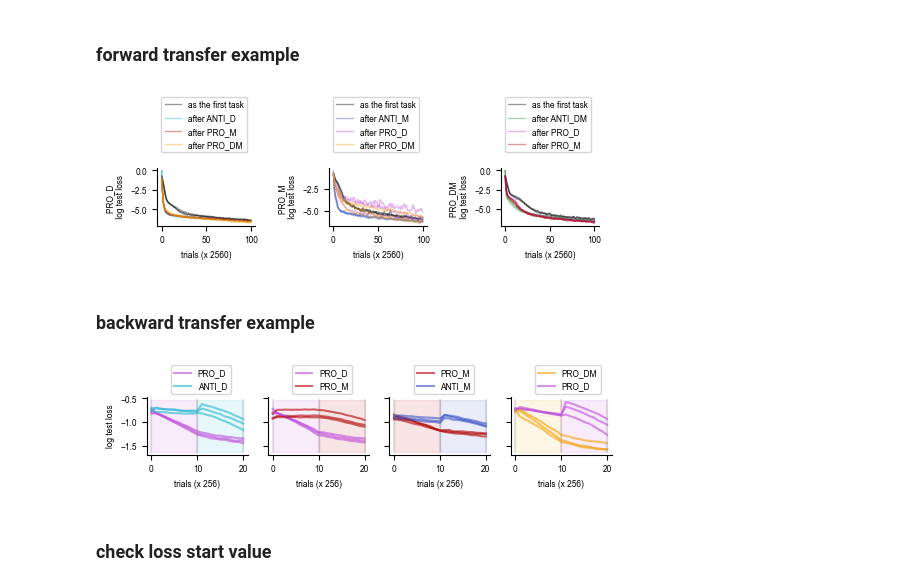
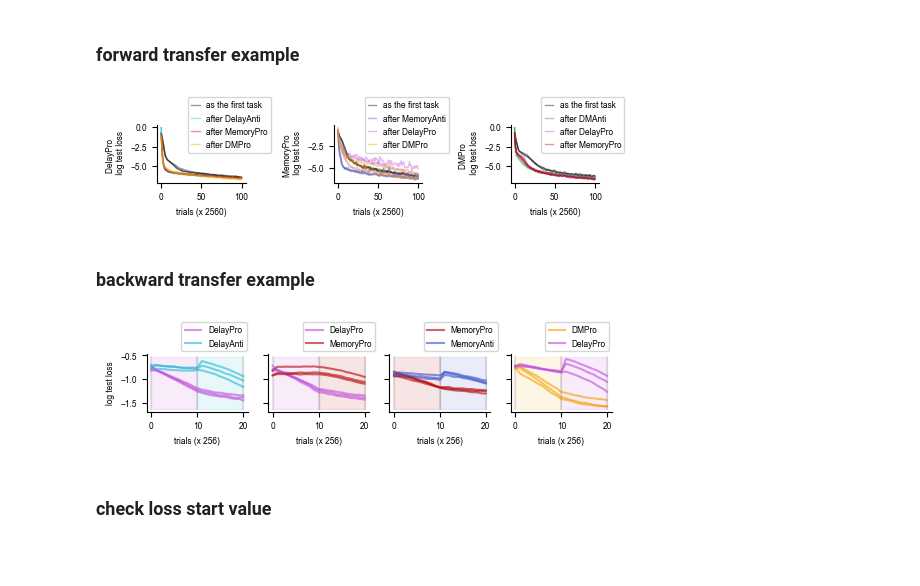
Before and after one commit to hzshan/context_inference_rnn, a Jupyter notebook: train.ipynb, the cells around one changed output. Cells and saved outputs as stored; diff of their text form; code cells hidden in the pictures; blank space fills up the shorter version.

```diff
--- a/train.ipynb
+++ b/train.ipynb
@@ -90,7 +99,7 @@ fig.savefig(fig_name.replace('.png', '.pdf'), bbox_inches='tight')
 # %%
 import matplotlib.colors as mcolors
 plt.rcParams.update({'font.size': 6,})
-fig, axes = plt.subplots(1, 2, figsize=(5, 1.5))
+fig, axes = plt.subplots(1, 2, figsize=(4, 1.5))
 nonlin_str = '_relu'
 n_task = 6
 y_gap = 3
@@ -170,7 +179,7 @@ fig.subplots_adjust(wspace=2, hspace=0.5)
 
 task_list = ['PRO_D', 'ANTI_D', 'PRO_M', 'ANTI_M', 'PRO_DM', 'ANTI_DM']
 for ax, task in zip(axes.flatten(), task_list):
-    base_color = np.array(mcolors.to_rgb(color_dict[task]))
+    base_color = np.zeros(3) #'#np.array(mcolors.to_rgb(color_dict[task]))
     rgba_colors = [(1 - alpha) * bg_color + alpha * base_color for alpha in alpha_vals]
     cmap = ListedColormap(rgba_colors)
     sm = ScalarMappable(cmap=cmap, norm=Normalize(vmin=0, vmax=1))
@@ -252,35 +256,36 @@ fig.savefig(f'./figures/{check_type}_transfer{nitr_str}.png', bbox_inches='tight
 # %%
 plt.rcParams.update({'font.size': 6,})
 task_list_name_fn = lambda cur_task_list: ''.join([cur.split('_')[0][0] + cur.split('_')[1].lower() for cur in cur_task_list])
 nonlin_str = '_relu'
 task2_list = ['PRO_D', 'PRO_M', 'PRO_DM']
 fig, axes = plt.subplots(1, len(task2_list), figsize=(1.9 * len(task2_list), 0.75))
-fig.subplots_adjust(wspace=0.75, hspace=0.2)
+fig.subplots_adjust(wspace=1, hspace=0.2)
 for task2, ax in zip(task2_list, axes):
     task1_list = [task2, task2.replace('PRO', 'ANTI')] + [task1 for task1 in ['PRO_D', 'PRO_M', 'PRO_DM'] if task1 != task2]
     for task1 in task1_list:
         cur_task_list = [task1] if task1 == task2 else [task1, task2]
         cur_task_str = task_list_name_fn(cur_task_list)
         for seed in range(3):
             save_name = f'cxtrnn_seq_v2_gating3_ioZ{nonlin_str}_{cur_task_str}_tskm512_sd{seed}'
             config = load_config(save_name)
             config['retrain'] = False
             model, tr_loss_arr, ts_loss_arr, ts_perf_arr = train_cxtrnn_sequential(**config)
             n_ckpt = int(config['num_iter'] / config['ckpt_step'])
             plot_y = np.log(ts_loss_arr)
             plot_y = plot_y[0] if task1 == task2 else plot_y[1][n_ckpt:]
             color = color_dict[task1] if len(config['task_list']) > 1 else 'k'
-            label = f'after {task1}' if len(config['task_list']) > 1 else 'as the first task'
+            label = f'after {label_dict[task1]}' if len(config['task_list']) > 1 else 'as the first task'
             label_kwargs = {} if seed != 0 else dict(label=label)
             ax.plot(plot_y, color=color, alpha=0.4, linewidth=1, **label_kwargs)
-    ax.legend(loc='center left', bbox_to_anchor=(0, 1.75))
-    ax.set_ylabel(f'{task2} \n log test loss')
+    ax.legend(loc='center left', bbox_to_anchor=(0.3, 1), handlelength=1)
+    ax.set_ylabel(f'{label_dict[task2]} \n log test loss')
     ax.spines[['top', 'right']].set_visible(False)
     ax.set_xlabel('trials (x {})'.format(int(config['batch_size'] * config['ckpt_step'])))
 fig_name = f'./figures/forward_transfer_example.png'
+fig.savefig(fig_name, bbox_inches='tight', transparent=True)
 fig.savefig(fig_name.replace('.png', '.pdf'), bbox_inches='tight', transparent=True)
 # %% [output]
-[figure, old version]
+[figure, new version]
 # %% [markdown]
 ### backward transfer example
 # %%
@@ -295,7 +300,7 @@ for task_order, ax in zip(task_order_list, axes):
         model, tr_loss_arr, ts_loss_arr, ts_perf_arr = train_cxtrnn_sequential(**config)
         ts_arr = np.log(ts_loss_arr)
         for itask, task_ts in enumerate(config['task_list']):
-            label_kwargs = {'label': task_ts} if seed == 0 else {}
+            label_kwargs = {'label': label_dict[task_ts]} if seed == 0 else {}
             ax.plot(ts_arr[itask], color=color_dict[task_ts], alpha=0.6, **label_kwargs)
 ymin, ymax = axes[0].get_ylim()
 for task_order, ax in zip(task_order_list, axes):
@@ -310,12 +315,13 @@ for task_order, ax in zip(task_order_list, axes):
     ax.set_xlabel('trials (x {})'.format(config['batch_size']))
 axes[0].set_ylabel('log test loss')
 for ax in axes:
-    ax.legend(loc='center left', bbox_to_anchor=(0.2, 1.3))
+    ax.legend(loc='center left', bbox_to_anchor=(0.3, 1.3))
     ax.spines[['top', 'right']].set_visible(False)
 fig_name = f'./figures/backward_transfer_example.png'
+fig.savefig(fig_name, bbox_inches='tight')
 fig.savefig(fig_name.replace('.png', '.pdf'), bbox_inches='tight')
 # %% [output]
-[figure, old version]
+[figure, new version]
 # %% [markdown]
 ### check loss start value
 # %%
```
Also changed, not shown: parts of 6 cells of this notebook, 2 other files.
